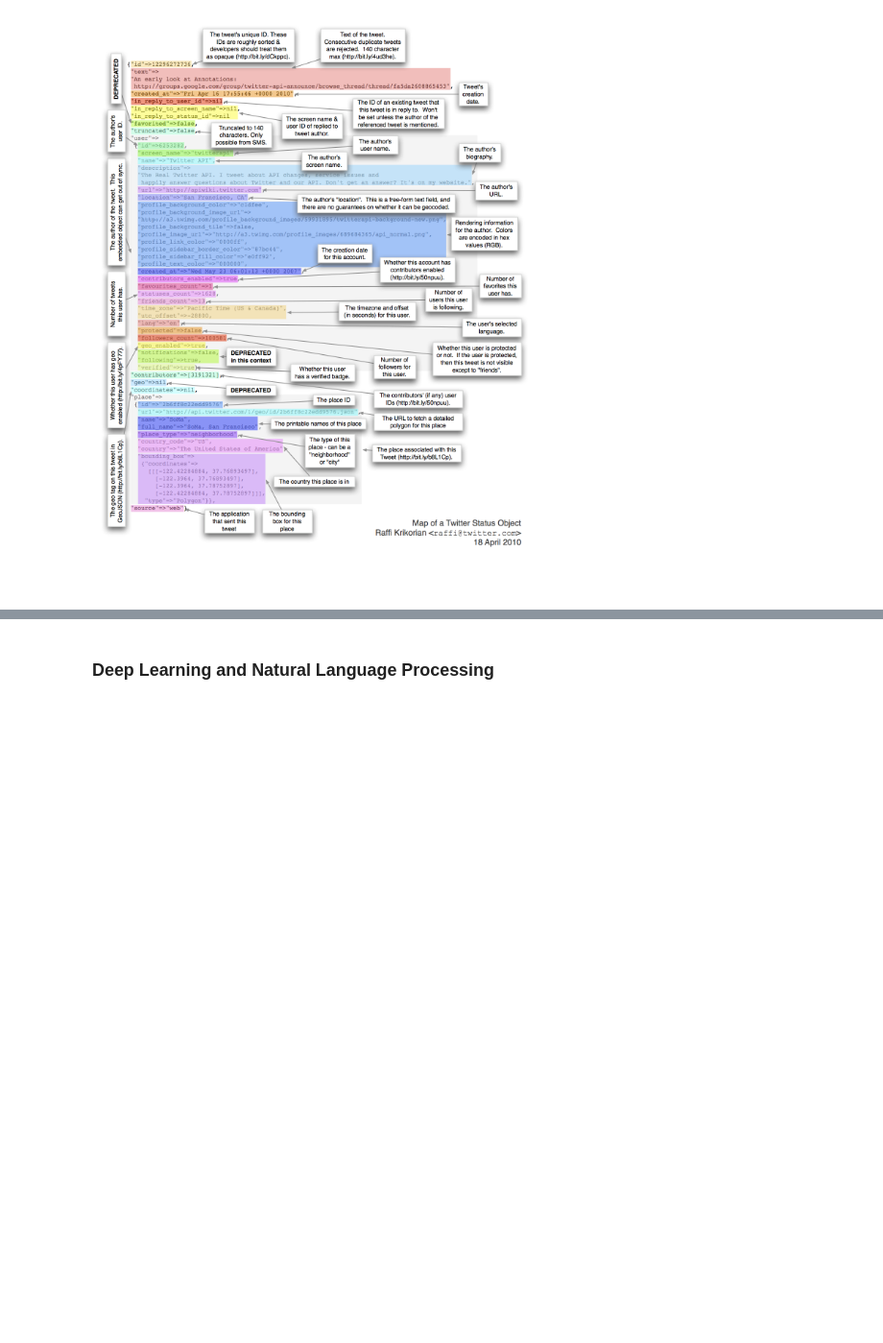
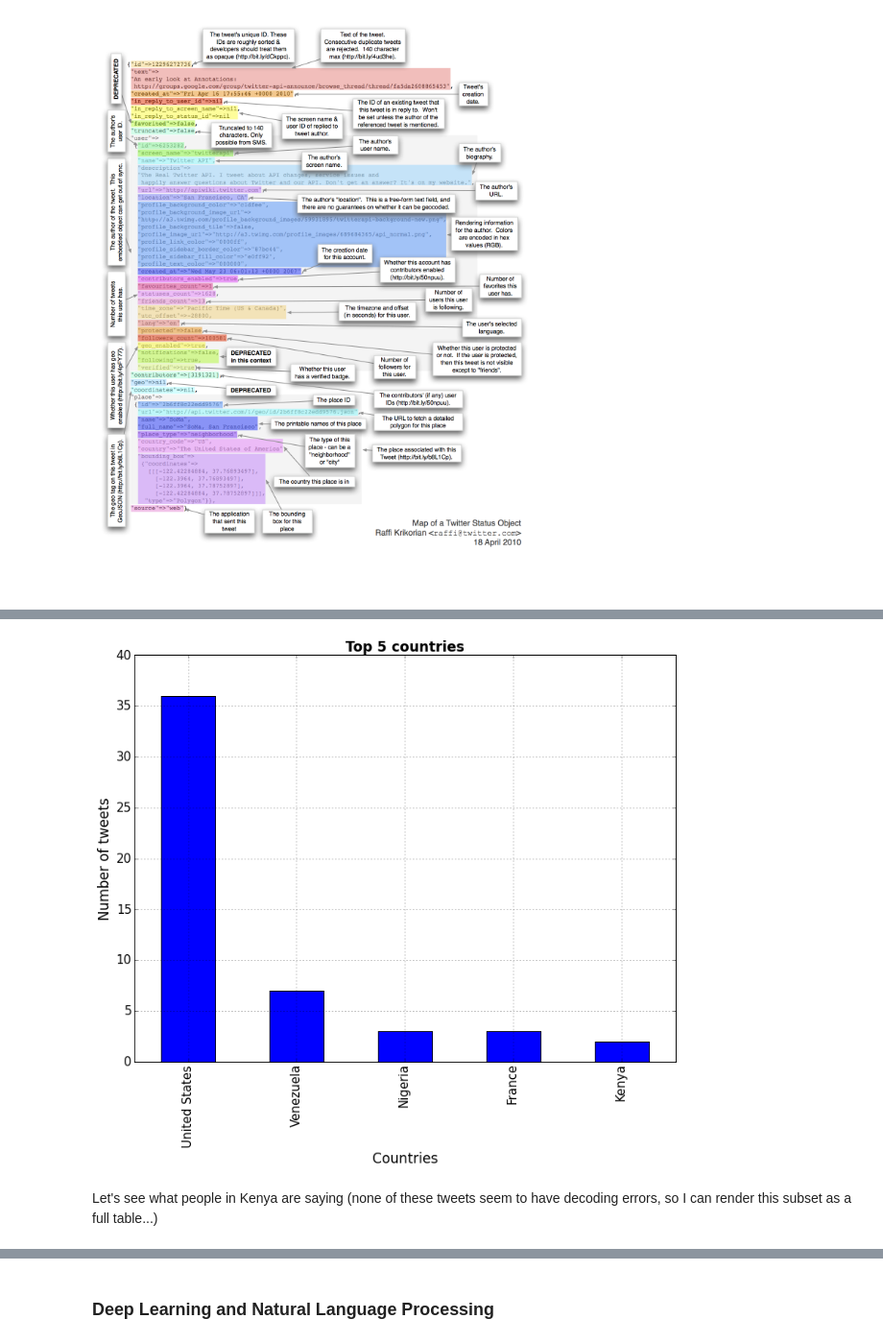
Before and after one commit to hughesadam87/twitter_play, a Jupyter notebook: tweepy_tutorial.ipynb, the cells around one changed output, grey strips where cells are left out. Shown at 96% size. Drawn from its saved outputs; the diff is of its cells as text; code cells hidden in the pictures; blank space fills up the shorter version.

Commit message:
stream

```diff
--- a/tweepy_tutorial.ipynb
+++ b/tweepy_tutorial.ipynb
@@ -466,7 +459,7 @@ Each tweet JSON object is one long line, so we can read in line by line, until a
 import json
 
 tweets = []
-for line in open('test.txt', 'r'):
+for line in open('streamed_5000.txt', 'r'):
     tweets.append(json.loads(line))
 # %%
 len(tweets)
@@ -545,0 +546,11 @@ Image('http://www.slaw.ca/wp-content/uploads/2011/11/map-of-a-tweet-copy.png')
+# %%
+out = []
+for t in tweets:
+    try:
+        t['user']
+    except KeyError:
+        print t
+    else:
+        out.append(t)
+
+tweets[:] = out
@@ -545,0 +562,14 @@ Image('http://www.slaw.ca/wp-content/uploads/2011/11/map-of-a-tweet-copy.png')
+# %%
+import pandas as pd
+
+names = map(lambda x: x['user']['name'], tweets)
+
+tweets_frame = pd.DataFrame(index=names)
+
+tweets_frame['text'] = map(lambda x: x['text'], tweets)
+tweets_frame['lang'] = map(lambda x: x['lang'], tweets)
+tweets_frame['followers'] = map(lambda x: x['user']['followers_count'], tweets)
+
+
+tweets_frame['country'] = map(lambda x: x['place']['country'] if x['place'] != None
+                              else None, tweets)
@@ -545,0 +614,4 @@ Image('http://www.slaw.ca/wp-content/uploads/2011/11/map-of-a-tweet-copy.png')
+# %%
+tweets_by_country = tweets_frame['country'].value_counts()
+
+print tweets_by_country
@@ -545,0 +634,10 @@ Image('http://www.slaw.ca/wp-content/uploads/2011/11/map-of-a-tweet-copy.png')
+# %%
+tweets_by_country[:5].plot(kind='bar', color='blue', fontsize=15)
+
+plt.xlabel('Countries')
+plt.ylabel('Number of tweets')
+plt.title('Top 5 countries', fontweight='bold');
+# %% [output]
+[figure, added]
+# %% [markdown]
+Let's see what people in Kenya are saying (none of these tweets seem to have decoding errors, so I can render this subset as a full table...)
```
Also changed, not shown: parts of 82 cells of this notebook, 3 other files.
